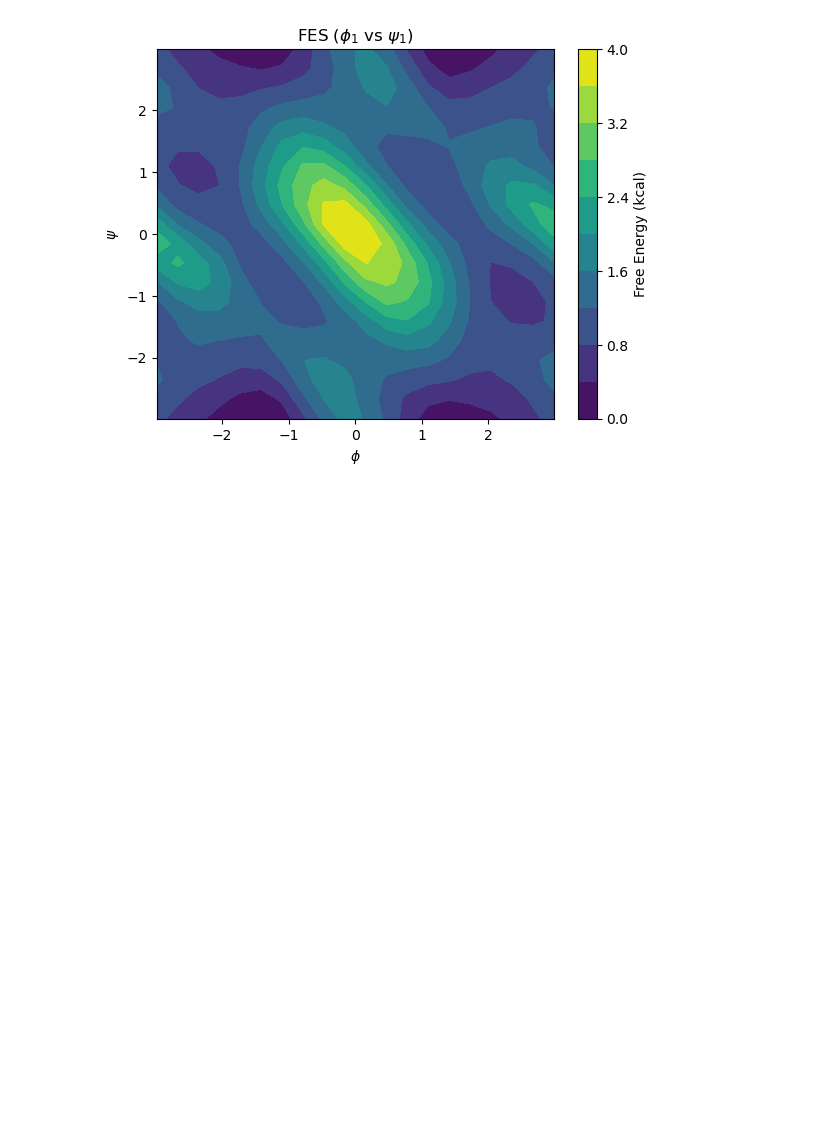
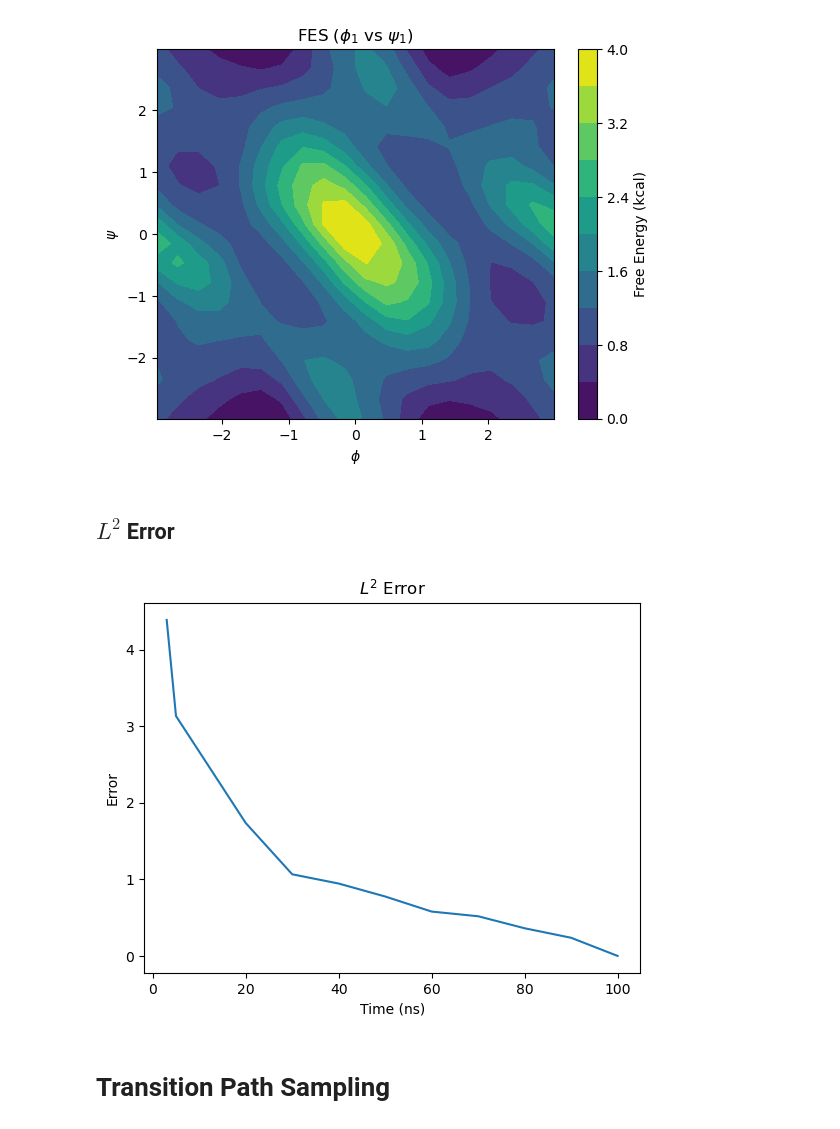
Before and after one commit to thomas-egg/rotation_project, a Jupyter notebook: analysis-sandbox.ipynb, the cells around one changed output. Saved outputs shown, nothing was run; the diff lists cells and outputs as text; code cells hidden in the pictures; blank space fills up the shorter version.

Commit message:
Added L2 Error Plot

```diff
--- a/analysis-sandbox.ipynb
+++ b/analysis-sandbox.ipynb
@@ -79,3 +79,41 @@ plt.title('FES ($\phi_1$ vs $\psi_1$)')
 plt.show()
 # %% [output]
 [figure]
+# %% [markdown]
+## $L^2$ Error
+# %%
+# Set reference histogram
+ref_hist = hist
+
+# List of values to sample energy at
+vals = [3, 5] + [x*10 for x in range(2, 11)]
+L2 = []
+
+# Iterate over values
+for val in vals:
+
+    # Get histogram of values
+    t_hist, x_edges, y_edges = np.histogram2d(df['s_phi'][:val * 100000], df['s_psi'][:val * 100000], bins=[20, 20])
+    t_hist[t_hist == 0] = 1
+
+    # Transform values to FES
+    t_hist = distribution_to_FE(t_hist)
+
+    # Shift histogram
+    min_value = np.min(t_hist)
+    t_hist = t_hist - min_value
+
+    # Calculate norm and append to histogram
+    norm = np.linalg.norm(t_hist - ref_hist)
+    L2.append(norm)
+
+# Plot error
+plt.title('$L^2$ Error')
+plt.xlabel('Time (ns)')
+plt.ylabel('Error')
+plt.plot(vals, L2)
+plt.show()
+# %% [output]
+[figure, added]
+# %% [markdown]
+# Transition Path Sampling
```
